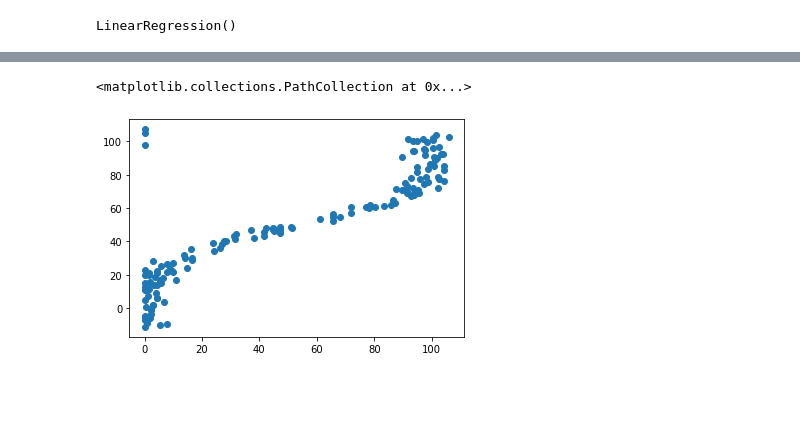
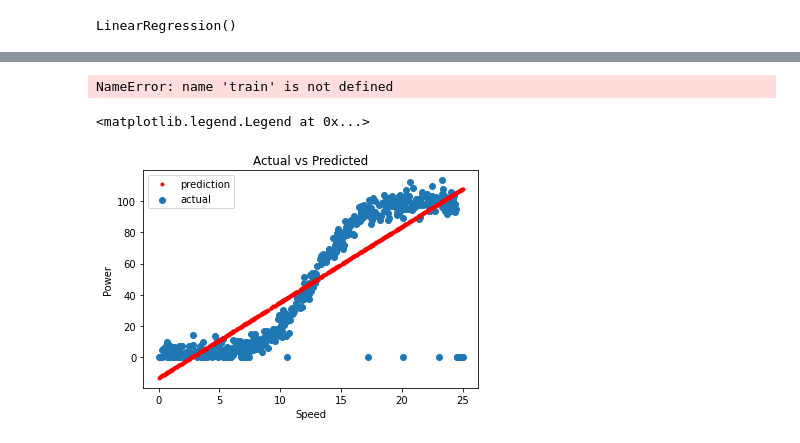
Before and after one commit to NoelMelia/EmergingTechProject, a Jupyter notebook: model/NotUsed/Model_Research.ipynb, the cells around one changed output, grey strips where cells are left out. Saved outputs shown, nothing was run; the diff lists cells and outputs as text; code cells hidden in the pictures; blank space fills up the shorter version.

```diff
--- a/model/Model_Research.ipynb
+++ b/model/NotUsed/Model_Research.ipynb
@@ -75,6 +73,18 @@ predictions = model.predict(x_test)
-# %%
-plt.scatter(y_test, predictions)
-# %% [output]
-<matplotlib.collections.PathCollection at 0x...>
-[figure, removed]
+# %%
+# Train the neural network on our training data.
+model.fit(train['x'], train['y'], epochs=500)
+predictions = model.predict(x_test)
+# %% [output]
+NameError: name 'train' is not defined
+# %%
+newvalue = model.predict(x)
+plt.title('Actual vs Predicted')
+plt.scatter(x, y,label='actual')
+plt.plot(x, newvalue,'r.',label='prediction')
+plt.xlabel("Speed")
+plt.ylabel("Power")
+plt.legend()
+# %% [output]
+<matplotlib.legend.Legend at 0x...>
+[figure, added]
 # %%
```
Also changed, not shown: parts of 7 cells of this notebook, 15 other files.
